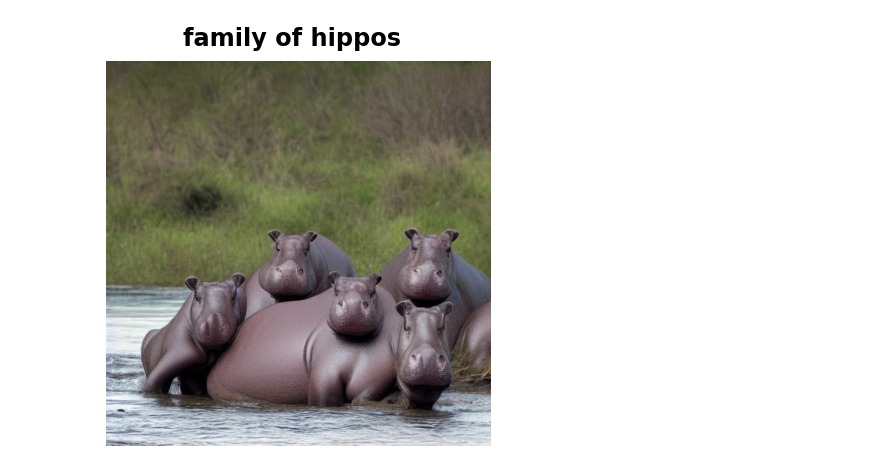
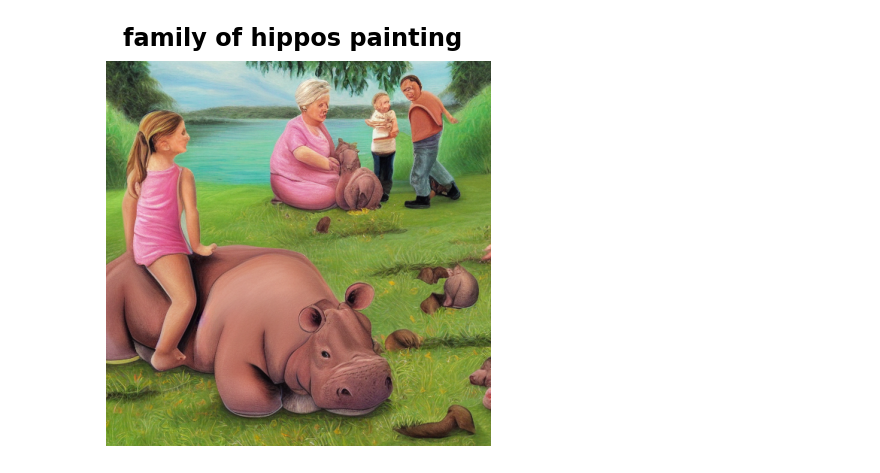
Before and after one commit to EdwinB12/Stable_Diffusion_Experimentation, a Jupyter notebook: Stable_Diffusion.ipynb, the cells around one changed output. Drawn from its saved outputs; the diff is of its cells as text; code cells hidden in the pictures.

```diff
--- a/Stable_Diffusion.ipynb
+++ b/Stable_Diffusion.ipynb
@@ -64,5 +64,5 @@ def inference(prompt, **kwargs):
     images = model.text_to_image(prompt, **kwargs)
     plot_images(images, title=prompt)
 # %%
-inference("family of hippos", batch_size=1, seed=42)
+inference("family of hippos painting", batch_size=1, seed=42)
 # %% [output]
@@ -70,3 +79,3 @@ inference("family of hippos", batch_size=1, seed=42)
-[figure, old version]
+[figure, new version]
 # %%
 inference("pink hippo", batch_size=1, seed=42)
```
Also changed, not shown: parts of 4 cells of this notebook.
